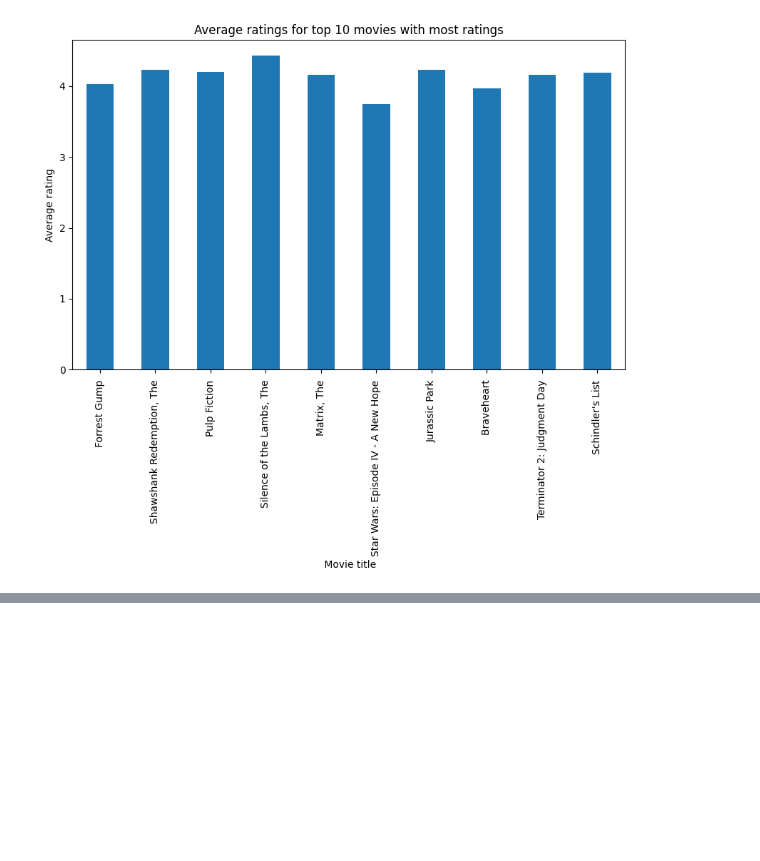
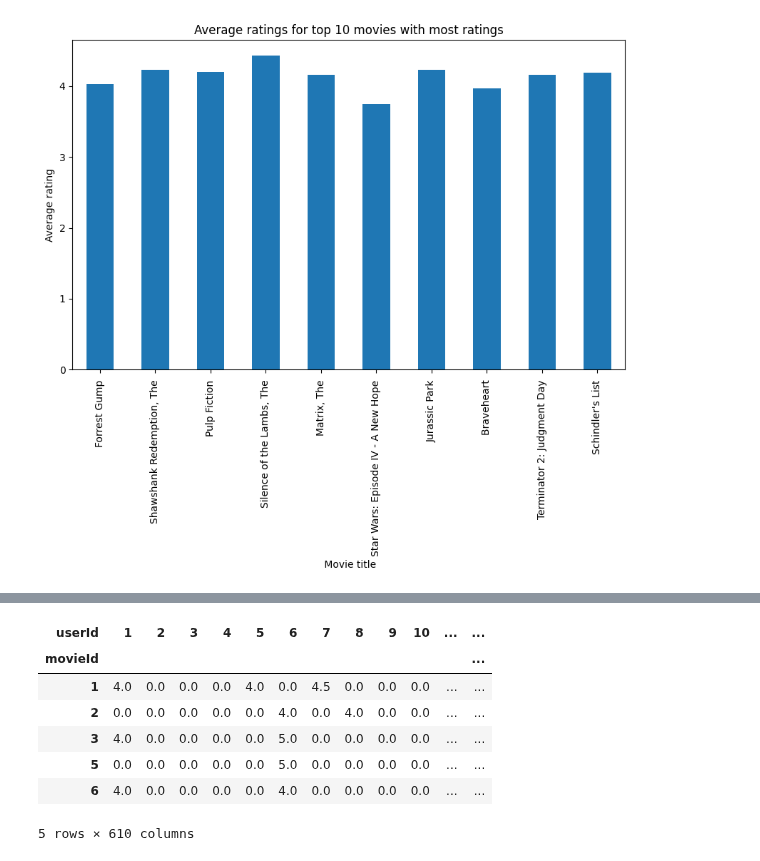
Before and after one commit to VineelaNedunuri/Machine-learning, a Jupyter notebook: Labb/Rekommender_system.ipynb, the cells around one changed output, grey strips where cells are left out. Saved outputs shown, nothing was run; the diff lists cells and outputs as text; code cells hidden in the pictures; blank space fills up the shorter version.

```diff
--- a/Labb/Rekommender_system.ipynb
+++ b/Labb/Rekommender_system.ipynb
@@ -408,0 +454,4 @@ plt.show()
+# %%
+# Filter the ratings of most rated movies
+filter_ratings= df_ratings.query('movieId in @most_rated_movieId.index')
+filter_ratings
@@ -408,0 +472,13 @@ plt.show()
+# %%
+# Create a pivot table with the filtered ratings
+movies_users = filter_ratings.pivot_table(index='movieId', columns='userId', values='rating').fillna(0)
+movies_users.head()
+# %% [output]
+| userId | 1 | 2 | 3 | 4 | 5 | 6 | 7 | 8 | 9 | 10 | ... | ... |
+| movieId |  |  |  |  |  |  |  |  |  |  |  | ... |
+| 1 | 4.0 | 0.0 | 0.0 | 0.0 | 4.0 | 0.0 | 4.5 | 0.0 | 0.0 | 0.0 | ... | ... |
+| 2 | 0.0 | 0.0 | 0.0 | 0.0 | 0.0 | 4.0 | 0.0 | 4.0 | 0.0 | 0.0 | ... | ... |
+| 3 | 4.0 | 0.0 | 0.0 | 0.0 | 0.0 | 5.0 | 0.0 | 0.0 | 0.0 | 0.0 | ... | ... |
+| 5 | 0.0 | 0.0 | 0.0 | 0.0 | 0.0 | 5.0 | 0.0 | 0.0 | 0.0 | 0.0 | ... | ... |
+| 6 | 4.0 | 0.0 | 0.0 | 0.0 | 0.0 | 4.0 | 0.0 | 0.0 | 0.0 | 0.0 | ... | ... |
+5 rows × 610 columns
```
Also changed, not shown: parts of 9 cells of this notebook.
